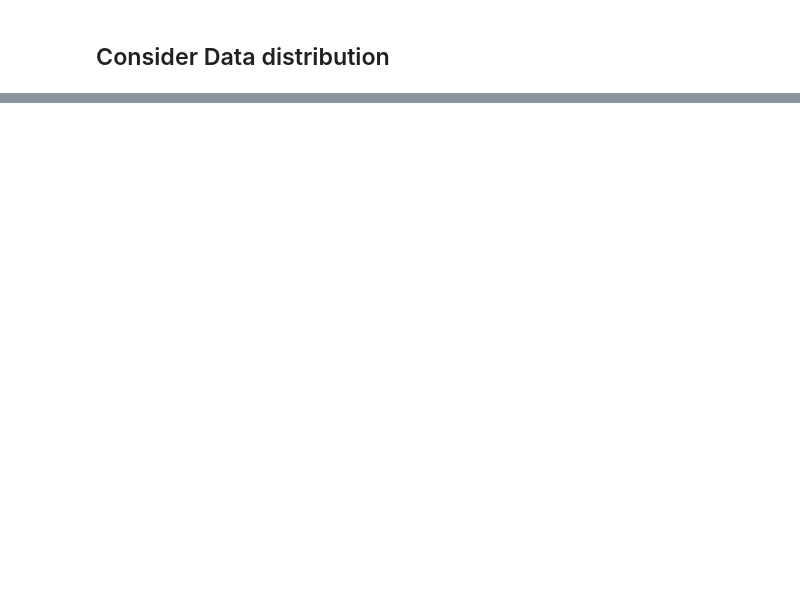
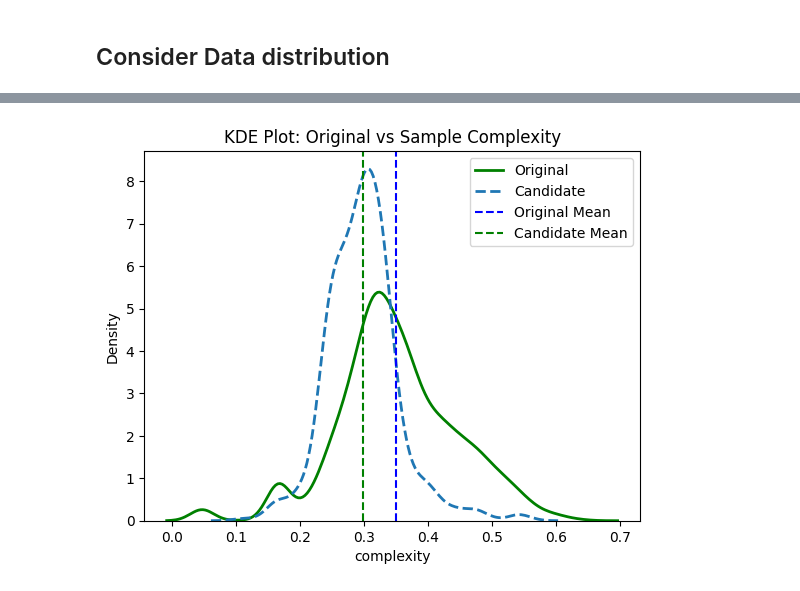
Before and after one commit to jeongah-jasmine-lee/CubiGraph5K, a Jupyter notebook: resampling/resampling.ipynb, the cells around one changed output, grey strips where cells are left out. Drawn from its saved outputs; the diff is of its cells as text; code cells hidden in the pictures; blank space fills up the shorter version.

Commit message:
228 final sample

```diff
--- a/resampling/resampling.ipynb
+++ b/resampling/resampling.ipynb
@@ -622,0 +629,12 @@ plt.show()
+# %%
+import seaborn as sns
+
+sns.kdeplot(full_keep['complexity'], label="Original", linewidth=2, color='green')
+sns.kdeplot(cand_keep['complexity'], label="Candidate", linestyle="--", linewidth=2)
+plt.axvline(full_keep['complexity'].mean(), color='blue', linestyle='dashed', label='Original Mean')
+plt.axvline(cand_keep['complexity'].mean(), color='green', linestyle='dashed', label='Candidate Mean')
+plt.legend()
+plt.title("KDE Plot: Original vs Sample Complexity")
+plt.show()
+# %% [output]
+[figure, added]
```
Also changed, not shown: parts of 8 cells of this notebook, 11 other files.
